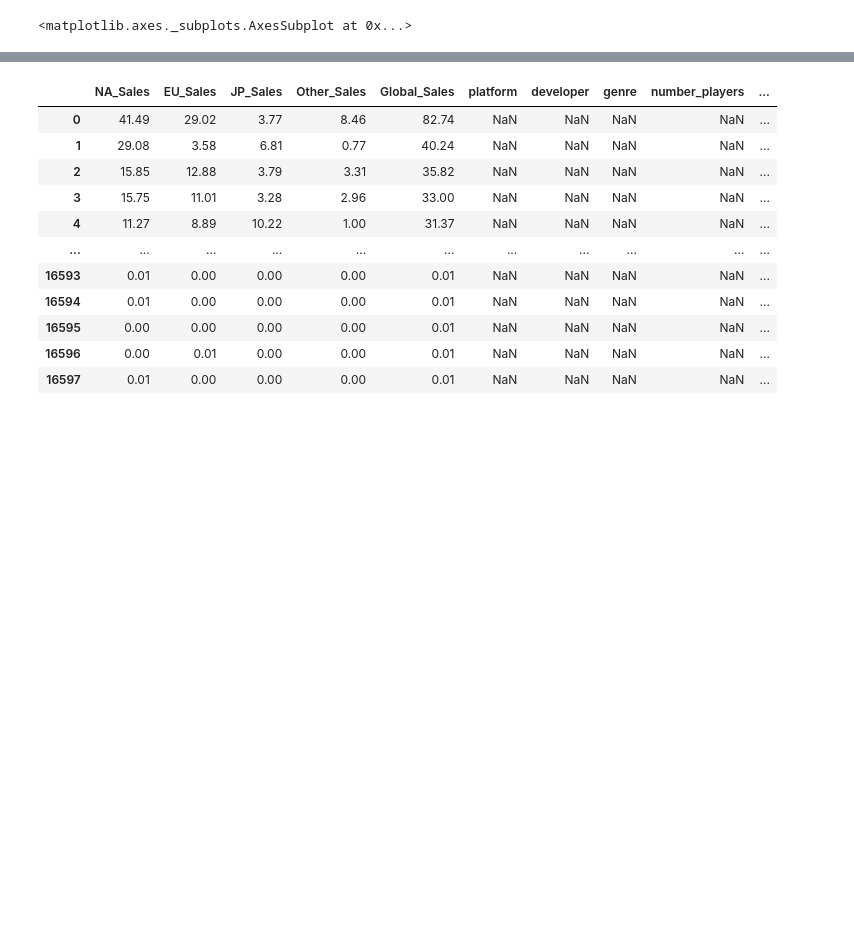
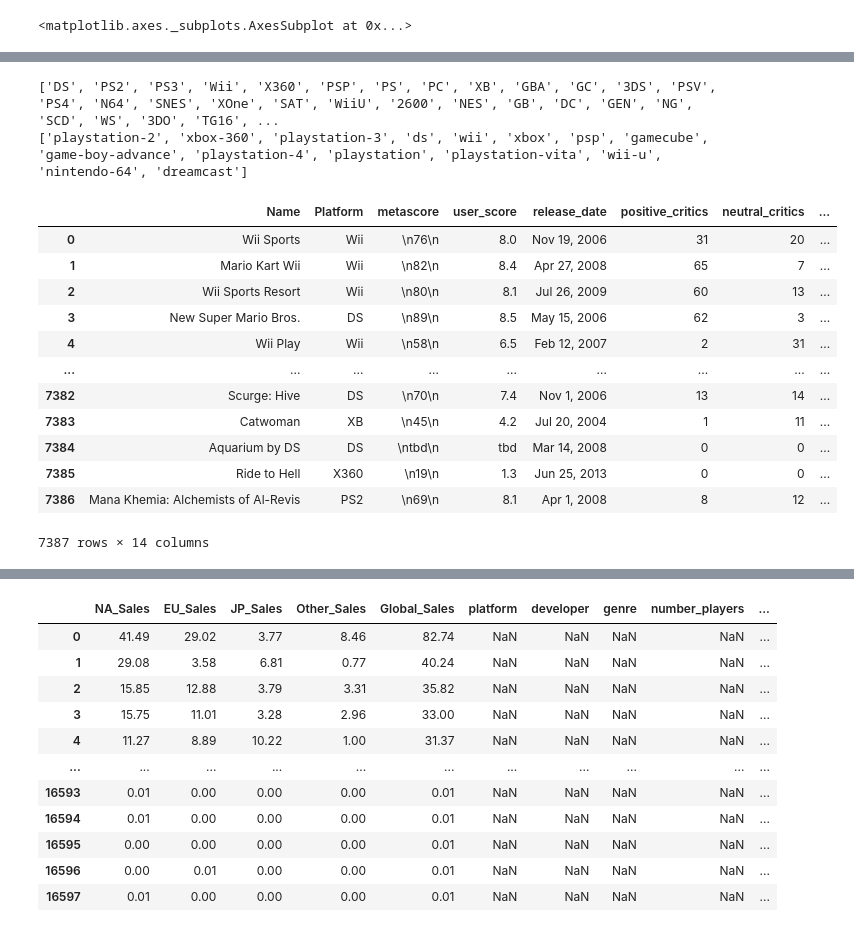
Before and after one commit to mchjohnson13/Group05, a Jupyter notebook: Video_Games/Notebooks/Exploratory_Data_Analysis.ipynb, the cells around one changed output, grey strips where cells are left out. Drawn from its saved outputs; the diff is of its cells as text; code cells hidden in the pictures; blank space fills up the shorter version.

```diff
--- a/Video_Games/Notebooks/Exploratory_Data_Analysis.ipynb
+++ b/Video_Games/Notebooks/Exploratory_Data_Analysis.ipynb
@@ -41,3 +43,44 @@ games_df.loc[games_df["Name"]=="Grand Theft Auto V"]
 | 44 | 45 | Grand Theft Auto V | PS4 | 2014.0 | Action | Take-Two Interactive | 3.80 | 5.81 | 0.36 | 2.02 | ... |
 | 197 | 198 | Grand Theft Auto V | XOne | 2014.0 | Action | Take-Two Interactive | 2.66 | 2.01 | 0.00 | 0.41 | ... |
 | 1896 | 1898 | Grand Theft Auto V | PC | 2015.0 | Action | Take-Two Interactive | 0.36 | 0.64 | 0.00 | 0.08 | ... |
+# %%
+print(games_df["Platform"].value_counts().index.tolist())
+print(ratings_df["Platform"].value_counts().index.tolist())
+# %% [output]
+['DS', 'PS2', 'PS3', 'Wii', 'X360', 'PSP', 'PS', 'PC', 'XB', 'GBA', 'GC', '3DS', 'PSV', 'PS4', 'N64', 'SNES', 'XOne', 'SAT', 'WiiU', '2600', 'NES', 'GB', 'DC', 'GEN', 'NG', 'SCD', 'WS', '3DO', 'TG16', ...
+['playstation-2', 'xbox-360', 'playstation-3', 'ds', 'wii', 'xbox', 'psp', 'gamecube', 'game-boy-advance', 'playstation-4', 'playstation', 'playstation-vita', 'wii-u', 'nintendo-64', 'dreamcast']
+# %%
+platform_conversions = {
+    'playstation-2': "PS2",
+    'xbox-360': "X360",
+    'playstation-3': "PS3",
+    'ds': "DS",
+    'wii': "Wii",
+    'xbox': "XB",
+    'psp': "PSP",
+    'gamecube': "GC",
+    'game-boy-advance': "GBA",
+    'playstation-4': "PS4",
+    'playstation':"PS",
+    'playstation-vita':"PSV",
+    'wii-u':"WiiU",
+    'nintendo-64':"N64",
+    'dreamcast':"DC"
+}
+
+ratings_df["Platform"] = ratings_df["Platform"].map(lambda x: platform_conversions[x])
+ratings_df
+# %% [output]
+|  | Name | Platform | metascore | user_score | release_date | positive_critics | neutral_critics | ... |
+| 0 | Wii Sports | Wii | \n76\n | 8.0 | Nov 19, 2006 | 31 | 20 | ... |
+| 1 | Mario Kart Wii | Wii | \n82\n | 8.4 | Apr 27, 2008 | 65 | 7 | ... |
+| 2 | Wii Sports Resort | Wii | \n80\n | 8.1 | Jul 26, 2009 | 60 | 13 | ... |
+| 3 | New Super Mario Bros. | DS | \n89\n | 8.5 | May 15, 2006 | 62 | 3 | ... |
+| 4 | Wii Play | Wii | \n58\n | 6.5 | Feb 12, 2007 | 2 | 31 | ... |
+| ... | ... | ... | ... | ... | ... | ... | ... | ... |
+| 7382 | Scurge: Hive | DS | \n70\n | 7.4 | Nov 1, 2006 | 13 | 14 | ... |
+| 7383 | Catwoman | XB | \n45\n | 4.2 | Jul 20, 2004 | 1 | 11 | ... |
+| 7384 | Aquarium by DS | DS | \ntbd\n | tbd | Mar 14, 2008 | 0 | 0 | ... |
+| 7385 | Ride to Hell | X360 | \n19\n | 1.3 | Jun 25, 2013 | 0 | 0 | ... |
+| 7386 | Mana Khemia: Alchemists of Al-Revis | PS2 | \n69\n | 8.1 | Apr 1, 2008 | 8 | 12 | ... |
+7387 rows × 14 columns
```
Also changed, not shown: parts of 8 cells of this notebook, 10 other files.
